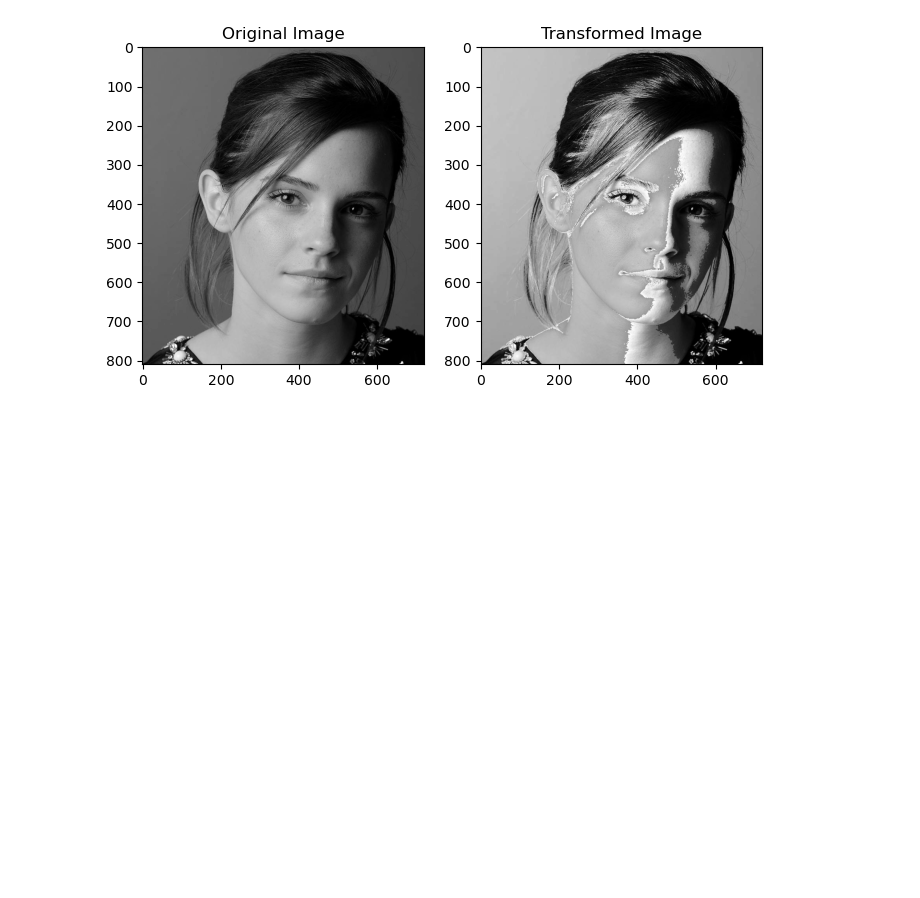
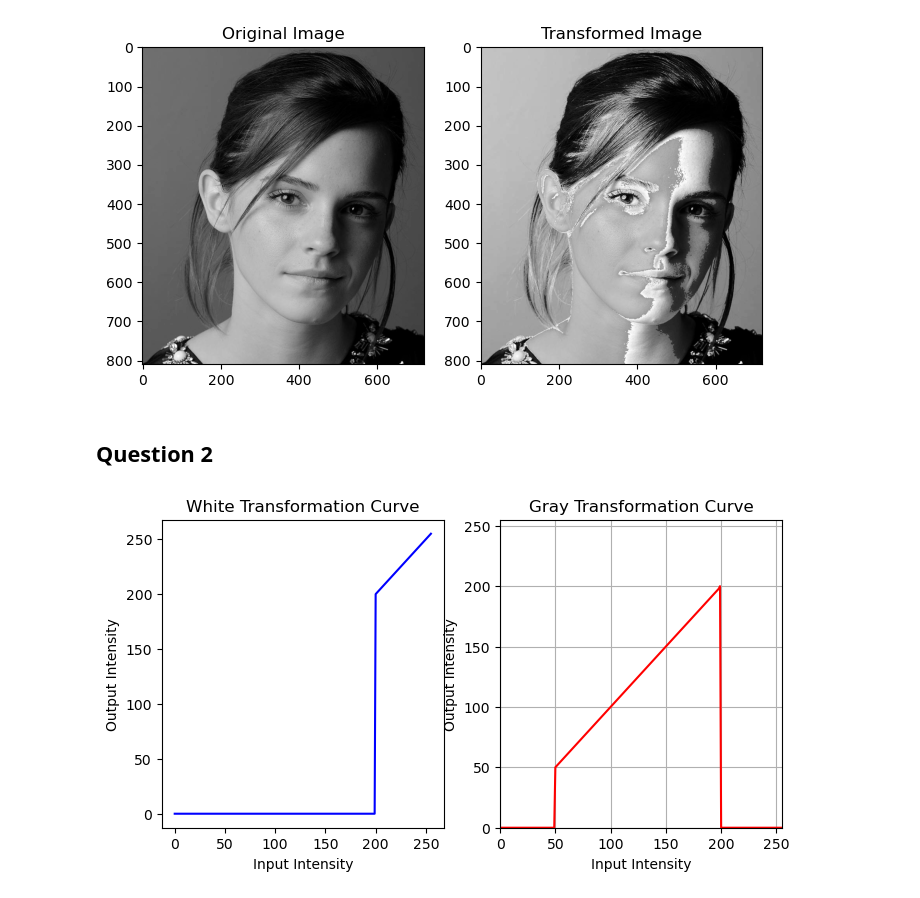
Before and after one commit to Sulojan2027/Image_Processing_SEM_05, a Jupyter notebook: assign_01.ipynb, the cells around one changed output. Drawn from its saved outputs; the diff is of its cells as text; code cells hidden in the pictures; blank space fills up the shorter version.

Commit message:
feat : started question 02

```diff
--- a/assign_01.ipynb
+++ b/assign_01.ipynb
@@ -49,3 +49,34 @@ ax[1].set_title('Transformed Image')
 plt.show()
 # %% [output]
 [figure]
+# %% [markdown]
+## Question 2
+# %%
+# Creating transformations
+
+white_t = np.linspace(200, 255, 56).astype(np.uint8)
+white_t = np.concatenate((np.zeros(200, dtype=np.uint8), white_t), axis=0).astype(np.uint8)
+
+gray_t = np.linspace(50, 200, 150).astype(np.uint8)
+gray_t = np.concatenate((np.zeros(50, dtype=np.uint8),gray_t, np.zeros(56, dtype=np.uint8)), axis=0).astype(np.uint8)
+
+# plot the transformation
+x = np.arange(256)
+
+# Plotting white and grey transformations curves
+fig, ax = plt.subplots(1, 2, figsize=(8, 4))
+ax[0].plot(x, white_t, color='blue')
+ax[0].set_title("White Transformation Curve")
+ax[0].set_xlabel("Input Intensity")
+ax[0].set_ylabel("Output Intensity")
+
+ax[1].plot(x, gray_t, color='red')
+ax[1].set_title("Gray Transformation Curve")
+ax[1].set_xlabel("Input Intensity")
+ax[1].set_ylabel("Output Intensity")
+plt.grid(True)
+plt.xlim([0, 255])
+plt.ylim([0, 255])
+plt.show()
+# %% [output]
+[figure, added]
```
Also changed, not shown: parts of 2 cells of this notebook.
